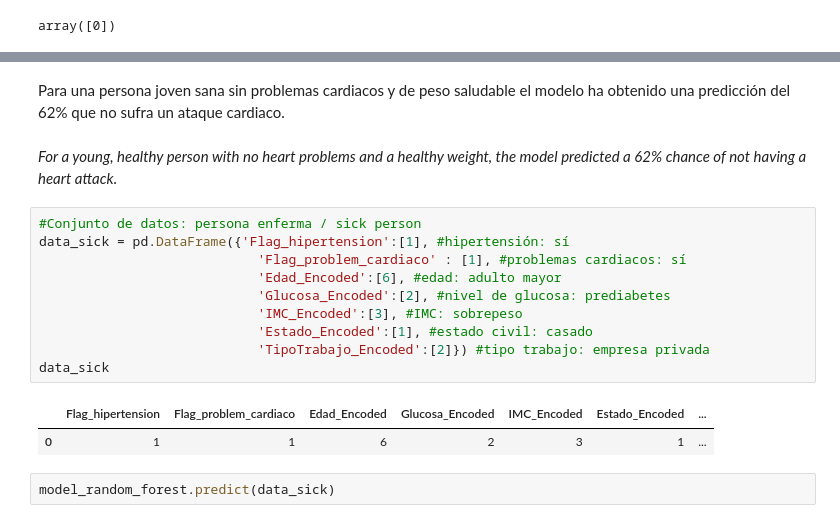
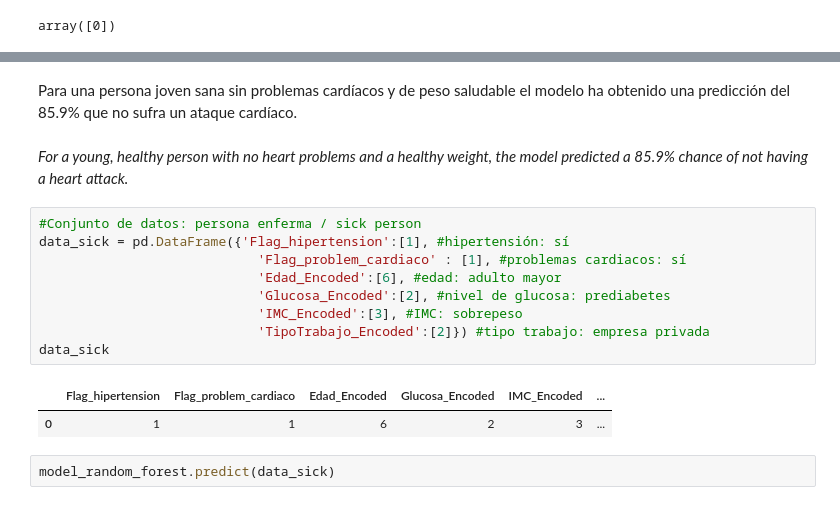
Before and after one commit to diegosruiz18/Prediccion-Infartos-ML, a Jupyter notebook: heart_attack_prediction.ipynb, the cells around one changed output, grey strips where cells are left out. Drawn from its saved outputs; the diff is of its cells as text.

```diff
--- a/heart_attack_prediction.ipynb
+++ b/heart_attack_prediction.ipynb
@@ -906,20 +852,19 @@ array([[0.62095869, 0.37904131]])
 # %% [markdown]
-Para una persona joven sana sin problemas cardiacos y de peso saludable el modelo ha obtenido una predicción del 62% que no sufra un ataque cardiaco.
+Para una persona joven sana sin problemas cardíacos y de peso saludable el modelo ha obtenido una predicción del 85.9% que no sufra un ataque cardíaco.
 # %% [markdown]
-*For a young, healthy person with no heart problems and a healthy weight, the model predicted a 62% chance of not having a heart attack.*
+*For a young, healthy person with no heart problems and a healthy weight, the model predicted a 85.9% chance of not having a heart attack.*
 # %%
 #Conjunto de datos: persona enferma / sick person
 data_sick = pd.DataFrame({'Flag_hipertension':[1], #hipertensión: sí
                             'Flag_problem_cardiaco' : [1], #problemas cardiacos: sí
                             'Edad_Encoded':[6], #edad: adulto mayor
                             'Glucosa_Encoded':[2], #nivel de glucosa: prediabetes
                             'IMC_Encoded':[3], #IMC: sobrepeso
-                            'Estado_Encoded':[1], #estado civil: casado
                             'TipoTrabajo_Encoded':[2]}) #tipo trabajo: empresa privada
 data_sick
 # %% [output]
-|  | Flag_hipertension | Flag_problem_cardiaco | Edad_Encoded | Glucosa_Encoded | IMC_Encoded | Estado_Encoded | ... |
-| 0 | 1 | 1 | 6 | 2 | 3 | 1 | ... |
+|  | Flag_hipertension | Flag_problem_cardiaco | Edad_Encoded | Glucosa_Encoded | IMC_Encoded | ... |
+| 0 | 1 | 1 | 6 | 2 | 3 | ... |
 # %%
 model_random_forest.predict(data_sick)
 # %% [output]
```
Also changed, not shown: parts of 84 cells of this notebook, 6 other files.
